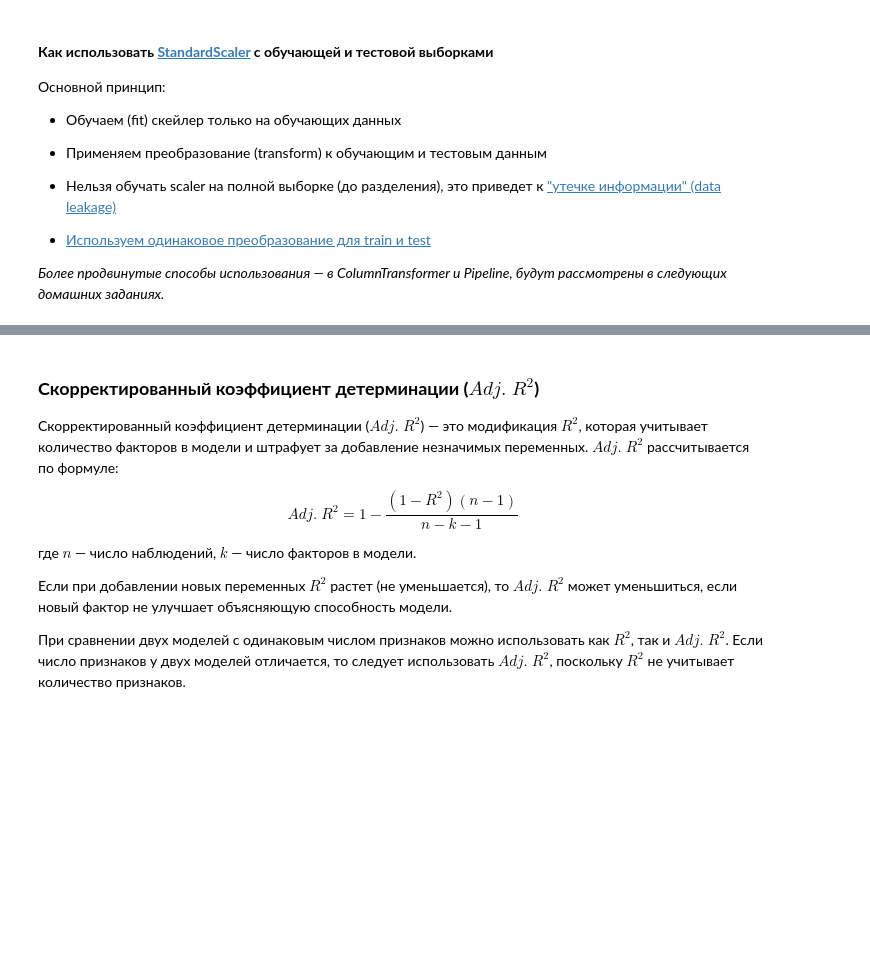
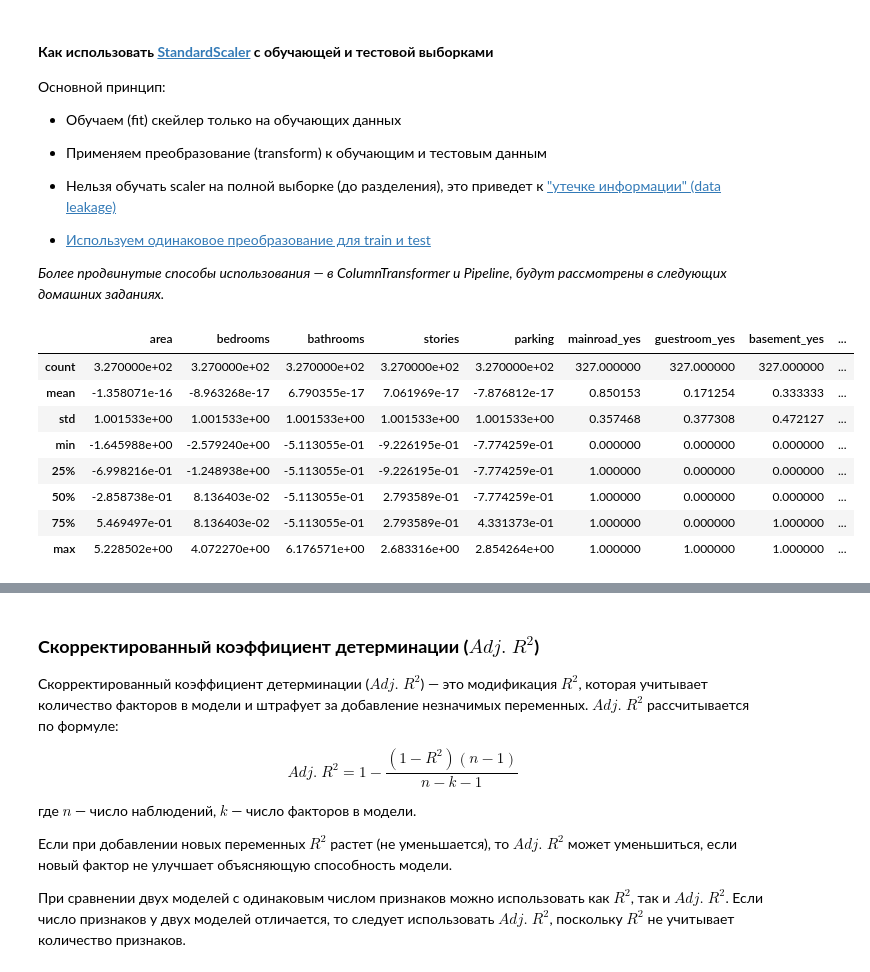
Before and after one commit to HoshiBatista/ODS.ai-Classic-ML-course, a Jupyter notebook: notebooks/home_work_1/01. Задание.ipynb, the cells around one changed output, grey strips where cells are left out. Cells and saved outputs as stored; diff of their text form; code cells hidden in the pictures; blank space fills up the shorter version.

```diff
--- a/notebooks/home_work_1/01. Задание.ipynb
+++ b/notebooks/home_work_1/01. Задание.ipynb
@@ -507,7 +685,12 @@ X_housing = X_housing.drop(columns=...) # Удаляем исходные сто
 # С помощью train_test_split разделите датасет на обучающую (60%) и тестовую (40%) выборки с перемешиванием, без стратификации
 # Не забудьте зафиксировать RANDOM_STATE
 
-X_housing_train, X_housing_test, y_housing_train, y_housing_test = ...
+X_housing_train, X_housing_test, y_housing_train, y_housing_test = train_test_split(X_housing,
+                                                                                    y_housing,
+                                                                                    train_size=0.6,
+                                                                                    test_size=0.4,
+                                                                                    shuffle=True,
+                                                                                    random_state=RANDOM_STATE)
 # %% [markdown]
 #### **Как использовать [StandardScaler](https://scikit-learn.org/stable/modules/generated/sklearn.preprocessing.StandardScaler.html) с обучающей и тестовой выборками**
 
@@ -530,14 +713,24 @@ X_housing_train, X_housing_test, y_housing_train, y_housing_test = ...
 housing_scaler = StandardScaler().set_output(transform='pandas')
 
 X_housing_train_scaled = X_housing_train.copy()
-X_housing_train_scaled[housing_num_feat] = ... # fit_transform
+X_housing_train_scaled[housing_num_feat] = housing_scaler.fit_transform(X_housing_train_scaled[housing_num_feat]) # fit_transform
 
 X_housing_test_scaled = X_housing_test.copy()
-X_housing_test_scaled[housing_num_feat] = ... # transform
+X_housing_test_scaled[housing_num_feat] = housing_scaler.fit_transform(X_housing_test_scaled[housing_num_feat]) # transform
 # %%
 # Посчитайте статистические характеристики признаков в обучающей выборке (describe)
 
-...
+X_housing_train_scaled.describe()
+# %% [output]
+|  | area | bedrooms | bathrooms | stories | parking | mainroad_yes | guestroom_yes | basement_yes | ... |
+| count | 3.270000e+02 | 3.270000e+02 | 3.270000e+02 | 3.270000e+02 | 3.270000e+02 | 327.000000 | 327.000000 | 327.000000 | ... |
+| mean | -1.358071e-16 | -8.963268e-17 | 6.790355e-17 | 7.061969e-17 | -7.876812e-17 | 0.850153 | 0.171254 | 0.333333 | ... |
+| std | 1.001533e+00 | 1.001533e+00 | 1.001533e+00 | 1.001533e+00 | 1.001533e+00 | 0.357468 | 0.377308 | 0.472127 | ... |
+| min | -1.645988e+00 | -2.579240e+00 | -5.113055e-01 | -9.226195e-01 | -7.774259e-01 | 0.000000 | 0.000000 | 0.000000 | ... |
+| 25% | -6.998216e-01 | -1.248938e+00 | -5.113055e-01 | -9.226195e-01 | -7.774259e-01 | 1.000000 | 0.000000 | 0.000000 | ... |
+| 50% | -2.858738e-01 | 8.136403e-02 | -5.113055e-01 | 2.793589e-01 | -7.774259e-01 | 1.000000 | 0.000000 | 0.000000 | ... |
+| 75% | 5.469497e-01 | 8.136403e-02 | -5.113055e-01 | 2.793589e-01 | 4.331373e-01 | 1.000000 | 0.000000 | 1.000000 | ... |
+| max | 5.228502e+00 | 4.072270e+00 | 6.176571e+00 | 2.683316e+00 | 2.854264e+00 | 1.000000 | 1.000000 | 1.000000 | ... |
 # %%
 # Посчитайте статистические характеристики признаков в тестовой выборке (describe)
 
```
Also changed, not shown: parts of 25 cells of this notebook.
